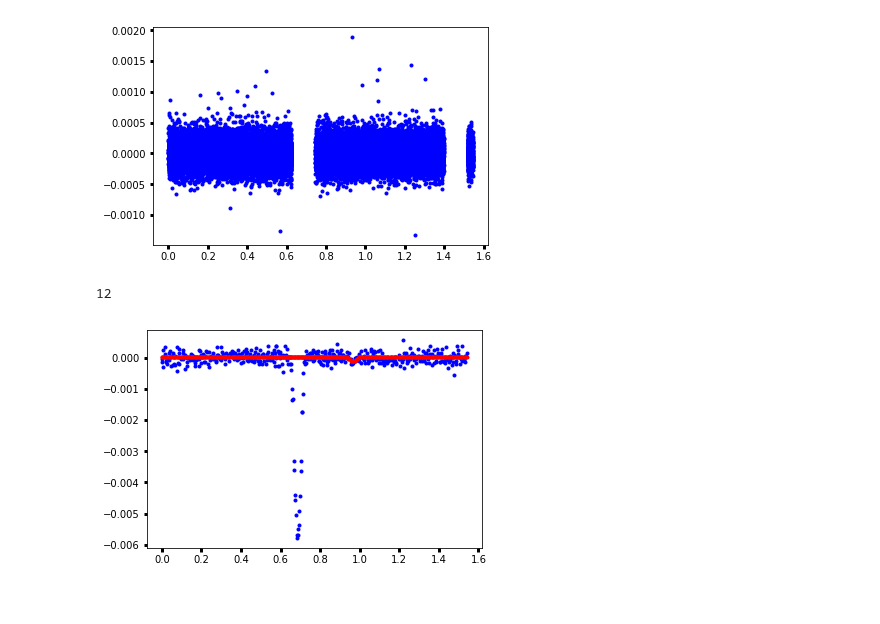
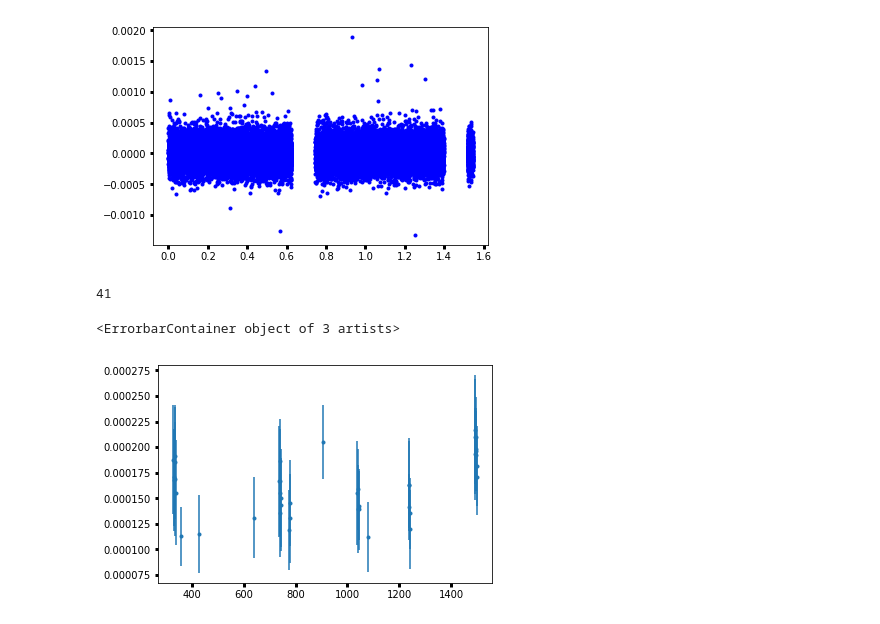
Before and after one commit to BoiseStatePlanetary/Searching-for-Variability-in-Eclipses-in-the-Kepler-Dataset, a Jupyter notebook: code/Analyzing_Kepler76b_with_LM.ipynb, the cells around one changed output. Saved outputs shown, nothing was run; the diff lists cells and outputs as text; code cells hidden in the pictures.

Commit message:
Having fix the ephemeris analysis, I went back through and analyzed the eclipses.

```diff
--- a/code/Analyzing_Kepler76b_with_LM.ipynb
+++ b/code/Analyzing_Kepler76b_with_LM.ipynb
@@ -295,7 +349,7 @@ flux_no_BEER = filtered_flux - fit_BEER_signals(folded_time, *BEER_popt)
 [figure]
 # %%
 def fit_eclipse(time, baseline, eclipse_depth,
-                        transit_params=transit_popt, supersample_factor=10, exp_time=30./60./24.):
+                        transit_params=new_transit_popt, supersample_factor=10, exp_time=30./60./24.):
     time_supersample = supersample_time(time, supersample_factor, exp_time)
 
     params = K76.saved_params.copy()
@@ -316,18 +370,18 @@ def fit_eclipse(time, baseline, eclipse_depth,
 bounds = ([-1000e-6, -1000e-6],
           [1000e-6, 1000e-6])
 
-num_periods_to_fold = 8.
+num_periods_to_fold = 10.
 
 mn = np.min(filtered_time)
-mx = np.min(filtered_time) + num_periods_to_fold*K76.saved_params['per']
+mx = np.min(filtered_time) + num_periods_to_fold*ephemeris_popt[0]
 
 # eclipse_times = {}
 # eclipse_depths = {}
 # eclipse_depths_uncertainties = {}
 
-# eclipse_times[num_periods_to_fold] = [np.array([])]
-# eclipse_depths[num_periods_to_fold] = [np.array([])]
-# eclipse_depths_uncertainties[num_periods_to_fold] = [np.array([])]
+eclipse_times[num_periods_to_fold] = [np.array([])]
+eclipse_depths[num_periods_to_fold] = [np.array([])]
+eclipse_depths_uncertainties[num_periods_to_fold] = [np.array([])]
 while(mx <= np.max(filtered_time) - num_periods_to_fold*ephemeris_popt[0]):
 
     ind = (filtered_time >= mn) & (filtered_time < mx)
@@ -359,66 +413,81 @@ while(mx <= np.max(filtered_time) - num_periods_to_fold*ephemeris_popt[0]):
                 np.append(eclipse_depths_uncertainties[num_periods_to_fold],
                           eclipse_uncertainties[1]*np.sqrt(redchisq))
 
-            if(eclipse_popt[1]/(eclipse_uncertainties[1]*np.sqrt(redchisq)) > 3):
-                # Convince me that you are actually detecting the eclipse!
-                plt.plot(folded_time[ind], flux_no_BEER[ind], 'b.')
-                plt.plot(folded_time[ind], fit_eclipse(folded_time[ind], *eclipse_popt), 'r.')
-                break
+#             if(eclipse_popt[1]/(eclipse_uncertainties[1]*np.sqrt(redchisq)) > 3):
+#                 # Convince me that you are actually detecting the eclipse!
+#                 plt.plot(folded_time[ind], flux_no_BEER[ind], 'b.')
+#                 plt.plot(folded_time[ind], fit_eclipse(folded_time[ind], *eclipse_popt), 'r.')
+#                 plt.axvline((ephemeris_popt[1] % ephemeris_popt[0]))
+#                 plt.ylim([-0.001, 0.001])
+#                 break
 
         except:
             pass
 
-    mn += K76.saved_params['per']
-    mx += K76.saved_params['per']
+    mn += ephemeris_popt[0]
+    mx += ephemeris_popt[0]
 
 # print(eclipse_depths)
 # print(eclipse_depths_uncertainties)
 
-ind = eclipse_depths[num_periods_to_fold]/eclipse_depths_uncertainties[num_periods_to_fold] > 3.
+ind = eclipse_depths[num_periods_to_fold]/eclipse_depths_uncertainties[num_periods_to_fold] > 0.
 print(eclipse_depths[num_periods_to_fold][ind].size)
 
-#plt.errorbar(eclipse_times[ind], eclipse_depths[ind], eclipse_depths_uncertainties[ind], marker='.', ls='')
+plt.errorbar(eclipse_times[num_periods_to_fold][ind], eclipse_depths[num_periods_to_fold][ind],
+             eclipse_depths_uncertainties[num_periods_to_fold][ind], marker='.', ls='')
 
 # When num_periods_to_fold = 1
 # ind = eclipse_depths/eclipse_depths_uncertainties > 3.
 # print(eclipse_depths[ind].size)
-# 0
+# 87
 #
 # When num_periods_to_fold = 2
 # ind = eclipse_depths/eclipse_depths_uncertainties > 3.
 # print(eclipse_depths[ind].size)
-# 17
+# 57
 #
 # When num_periods_to_fold = 3
 # ind = eclipse_depths/eclipse_depths_uncertainties > 3.
 # print(eclipse_depths[ind].size)
-# 12
+# 50
 #
 # When num_periods_to_fold = 4
 # ind = eclipse_depths/eclipse_depths_uncertainties > 3.
 # print(eclipse_depths[ind].size)
-# 14
+# 45
 #
 # When num_periods_to_fold = 5
 # ind = eclipse_depths/eclipse_depths_uncertainties > 3.
 # print(eclipse_depths[ind].size)
-# 15
+# 42
 #
 # When num_periods_to_fold = 6
 # ind = eclipse_depths/eclipse_depths_uncertainties > 3.
 # print(eclipse_depths[ind].size)
-# 14
+# 43
 #
 # When num_periods_to_fold = 7
 # ind = eclipse_depths/eclipse_depths_uncertainties > 3.
 # print(eclipse_depths[ind].size)
-# 14
+# 40
 #
 # When num_periods_to_fold = 8
 # ind = eclipse_depths/eclipse_depths_uncertainties > 3.
 # print(eclipse_depths[ind].size)
-# 10
+# 39
+#
+# When num_periods_to_fold = 9
+# ind = eclipse_depths/eclipse_depths_uncertainties > 3.
+# print(eclipse_depths[ind].size)
+# 42
+#
+# When num_periods_to_fold = 10
+# ind = eclipse_depths/eclipse_depths_uncertainties > 3.
+# print(eclipse_depths[ind].size)
+#
+#
 # %% [output]
-12
+41
+<ErrorbarContainer object of 3 artists>
-[figure, old version]
+[figure, new version]
 # %%
```
Also changed, not shown: parts of 3 cells of this notebook, 1 other file.
